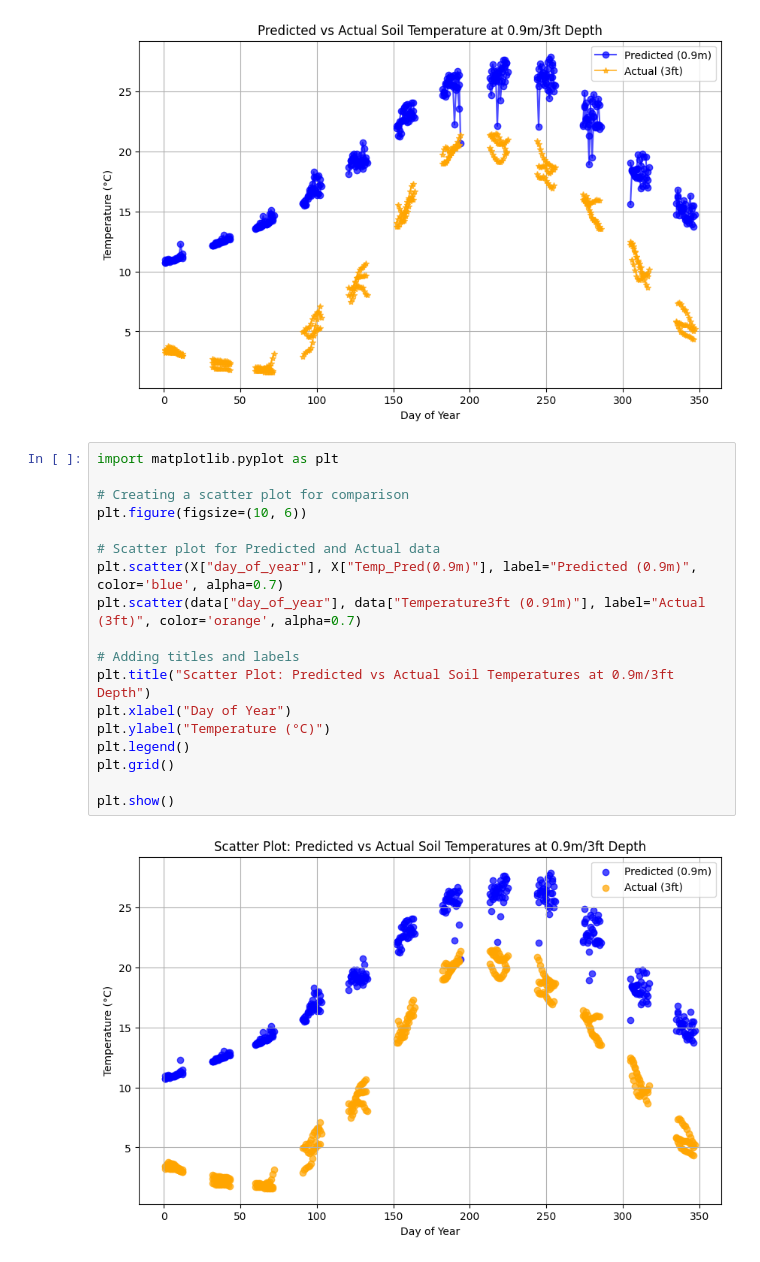
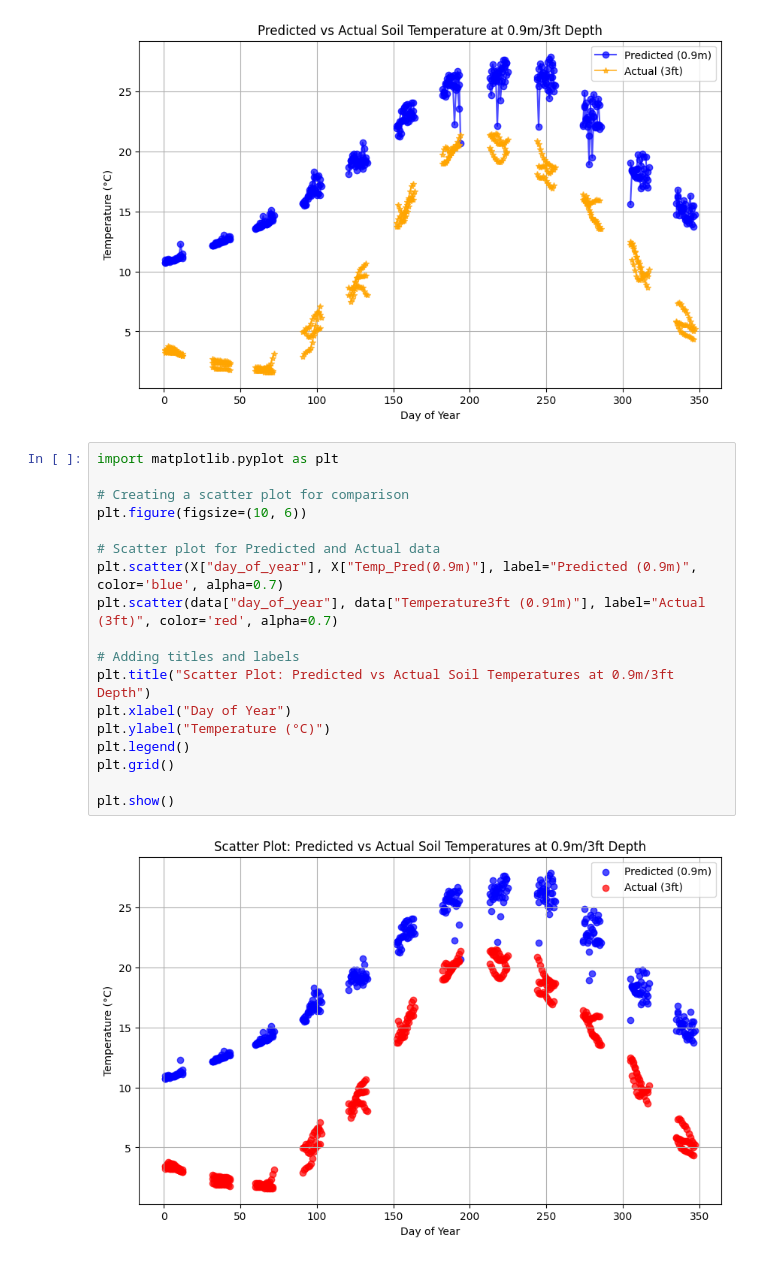
Before and after one commit to sandeepbandi924/PROJECTS, a Jupyter notebook: Temperature Prediction in Pavement Base and Subgrade Layers/Validation_temp (1)[1].ipynb, the cells around one changed output. Saved outputs shown, nothing was run; the diff lists cells and outputs as text.

```diff
--- a/Temperature Prediction in Pavement Base and Subgrade Layers/Validation_temp (1)[1].ipynb
+++ b/Temperature Prediction in Pavement Base and Subgrade Layers/Validation_temp (1)[1].ipynb
@@ -252,23 +258,23 @@ plt.show()
 # %%
 import matplotlib.pyplot as plt
 
 # Creating a scatter plot for comparison
 plt.figure(figsize=(10, 6))
 
 # Scatter plot for Predicted and Actual data
 plt.scatter(X["day_of_year"], X["Temp_Pred(0.9m)"], label="Predicted (0.9m)", color='blue', alpha=0.7)
-plt.scatter(data["day_of_year"], data["Temperature3ft (0.91m)"], label="Actual (3ft)", color='orange', alpha=0.7)
+plt.scatter(data["day_of_year"], data["Temperature3ft (0.91m)"], label="Actual (3ft)", color='red', alpha=0.7)
 
 # Adding titles and labels
 plt.title("Scatter Plot: Predicted vs Actual Soil Temperatures at 0.9m/3ft Depth")
 plt.xlabel("Day of Year")
 plt.ylabel("Temperature (°C)")
 plt.legend()
 plt.grid()
 
 plt.show()
 # %% [output]
-[figure, old version]
+[figure, new version]
 # %%
 # Extracting necessary columns as numpy arrays
 y_test = np.array(data[["Temperature3ft (0.91m)"]])
```
Also changed, not shown: parts of 7 cells of this notebook.
